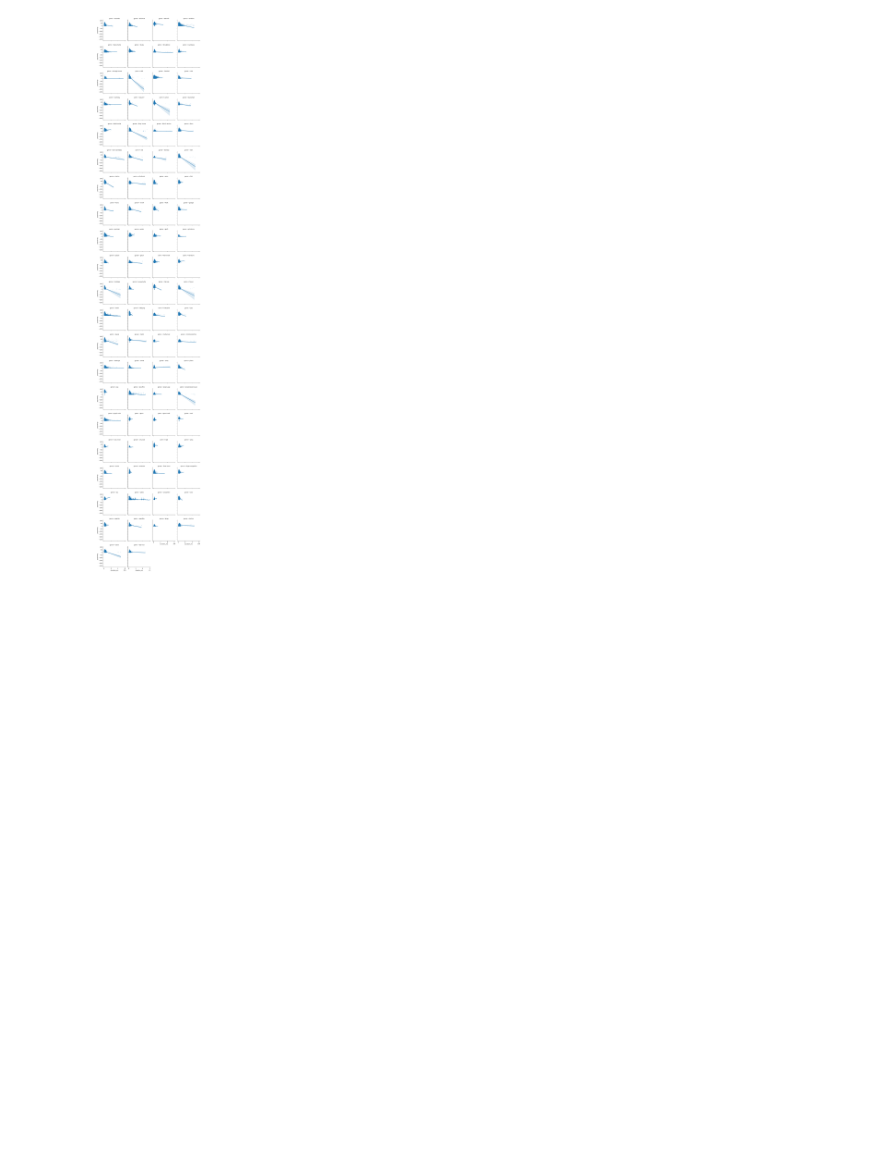
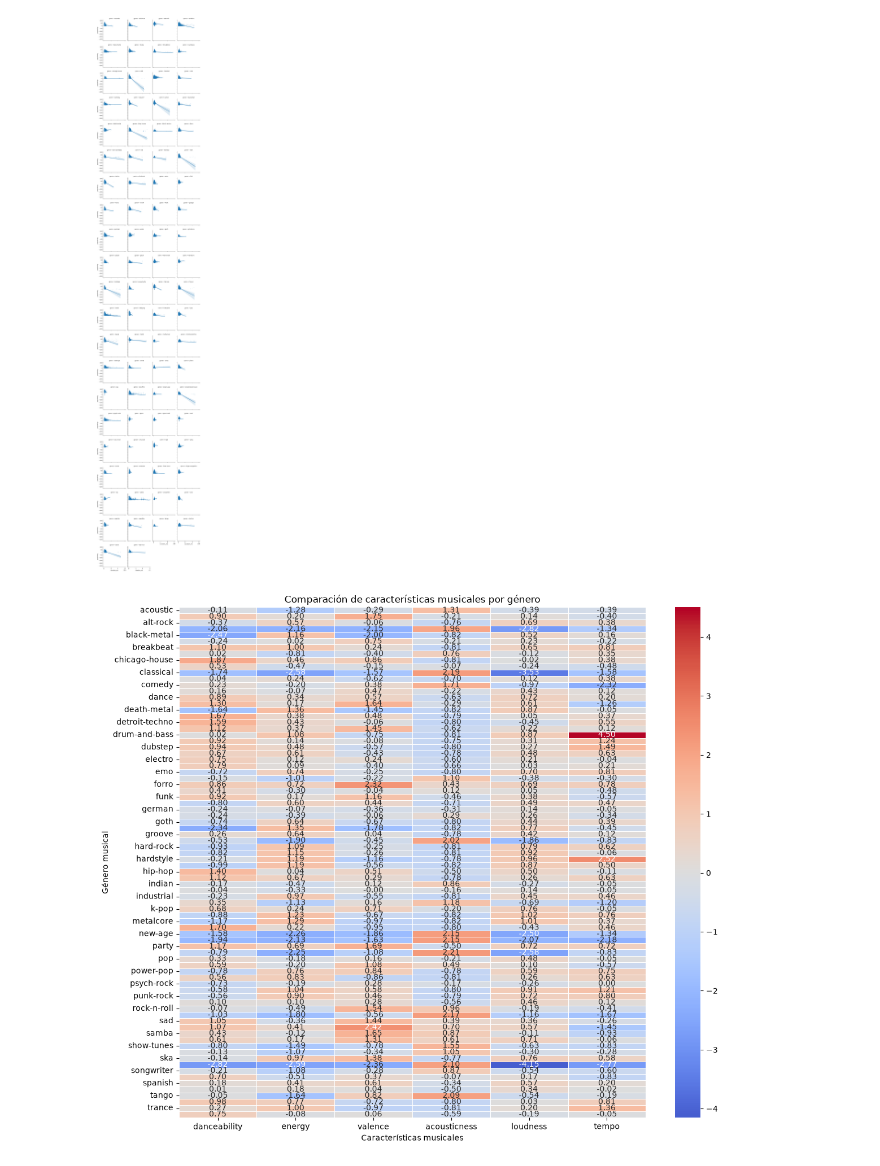
Before and after one commit to IsaiasMart/EDA_MUSICA, a Jupyter notebook: src/notebooks/estudioMultiVariante.ipynb, the cells around one changed output. Cells and saved outputs as stored; diff of their text form; code cells hidden in the pictures; blank space fills up the shorter version.

```diff
--- a/src/notebooks/estudioMultiVariante.ipynb
+++ b/src/notebooks/estudioMultiVariante.ipynb
@@ -257,3 +257,46 @@ plt.show()
 #correlaciones de como se distribuye la popularidad según género por tiempo de duración
 # %% [output]
 [figure]
+# %%
+
+caracteristicas = [
+    'danceability',
+    'energy',
+    'valence',
+    'acousticness',
+    'loudness',
+    'tempo'
+]
+
+# Comprobamos qué columnas existen
+caracteristicas = [col for col in caracteristicas if col in archivo.columns]
+
+# Calculamos la mediana de cada característica por género
+comparacion_generos = archivo.groupby('genre')[caracteristicas].median()
+
+# Normalizamos los valores para poder compararlos en la misma escala
+comparacion_norm = (
+    comparacion_generos - comparacion_generos.mean()
+) / comparacion_generos.std()
+
+# Representación gráfica
+plt.figure(figsize=(12, 10))
+
+sns.heatmap(
+    comparacion_norm,
+    annot=True,
+    cmap='coolwarm',
+    center=0,
+    fmt='.2f',
+    linewidths=0.5
+)
+
+plt.title('Comparación de características musicales por género')
+plt.xlabel('Características musicales')
+plt.ylabel('Género musical')
+plt.tight_layout()
+
+plt.savefig('comparacion_generos.png', dpi=300, bbox_inches='tight')
+plt.show()
+# %% [output]
+[figure, added]
```
Also changed, not shown: 1 other file.
